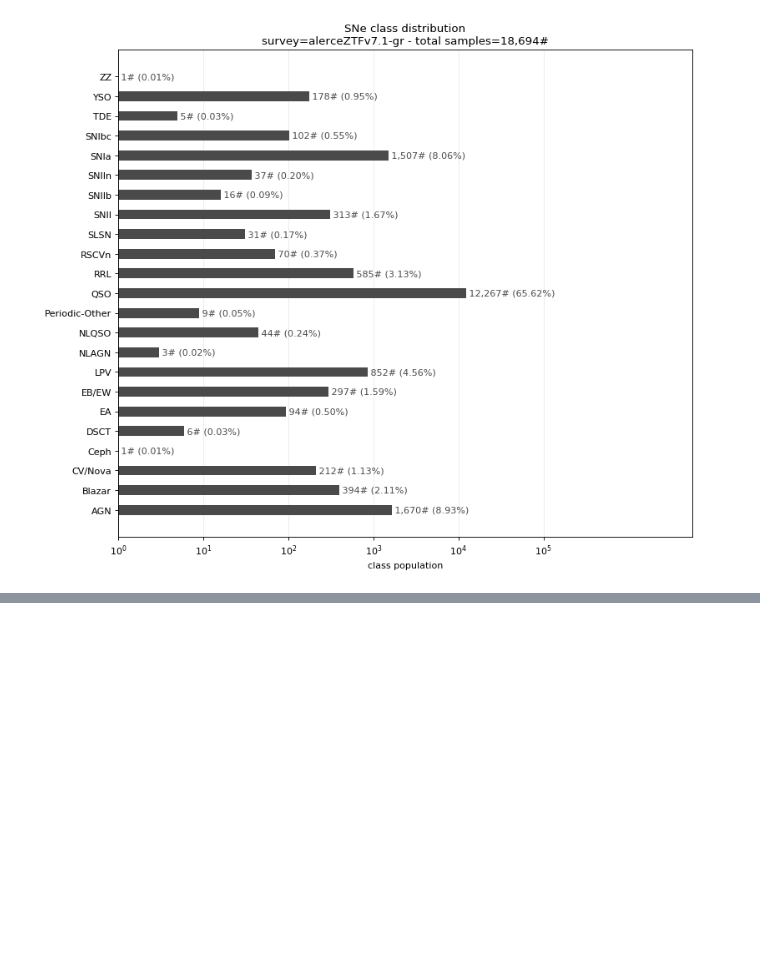
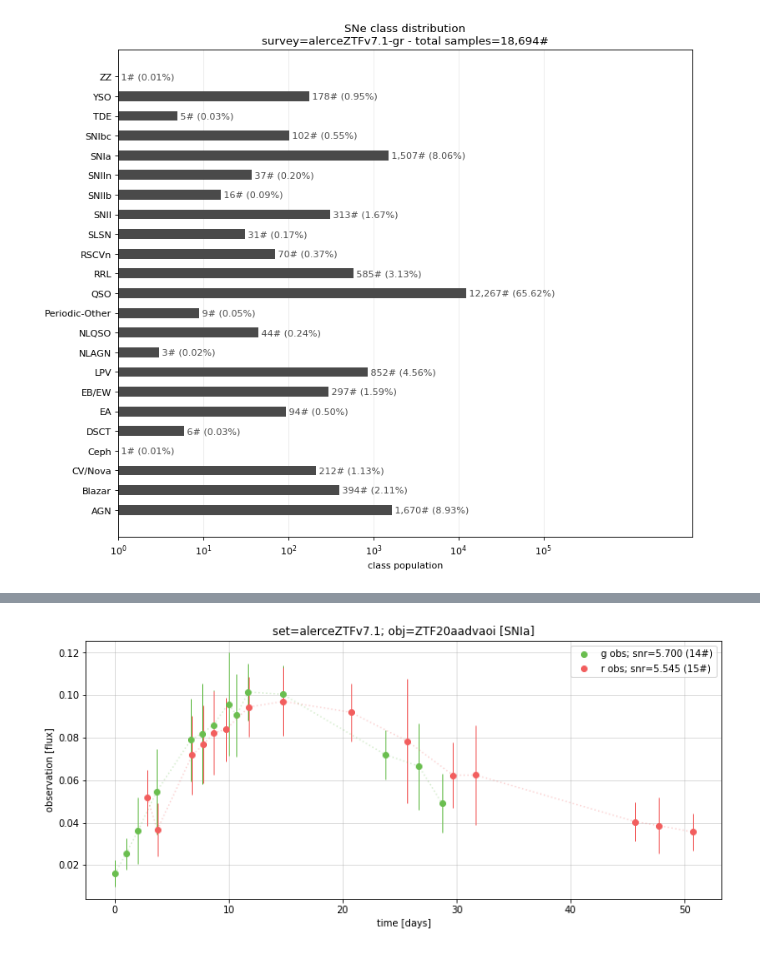
Before and after one commit to oscarpimentel/astro-lightcurves-handler, a Jupyter notebook: experiments/surveys-exports/alerceZTF_v7.1.ipynb, the cells around one changed output, grey strips where cells are left out. Cells and saved outputs as stored; diff of their text form; code cells hidden in the pictures; blank space fills up the shorter version.

```diff
--- a/experiments/surveys-exports/alerceZTF_v7.1.ipynb
+++ b/experiments/surveys-exports/alerceZTF_v7.1.ipynb
@@ -237,17 +252,19 @@ print(lcdataset)
 # %%
 import fuzzytools.lists as lists
 import matplotlib.pyplot as plt
 from lchandler.plots.lc import plot_lightcurve
 
 lcset = lcdataset['raw']
 lcobj, lcobj_name = lcset.get_random_lcobj()
 lcobj_name = 'ZTF20aadvaoi';lcobj = lcset[lcobj_name].copy()
 lcobj.clean_small_cadence() # test
 fig, ax = plt.subplots(1,1, figsize=(12,5))
 for kb,b in enumerate(lcset.band_names):
     plot_lightcurve(ax, lcobj, b, f'{b} obs')
-ax.set_title(f'survey={lcset.survey} - obj={lcobj_name} [{lcset.class_names[lcobj.y]}]')
+ax.set_title(f'set={lcset.survey}; obj={lcobj_name} [{lcset.class_names[lcobj.y]}]')
 ax.set_xlabel('time [days]')
 ax.set_ylabel('observation [flux]')
 ax.legend()
 ax.grid(alpha=0.5)
+# %% [output]
+[figure, added]
```
Also changed, not shown: parts of 4 cells of this notebook, 13 other files.
